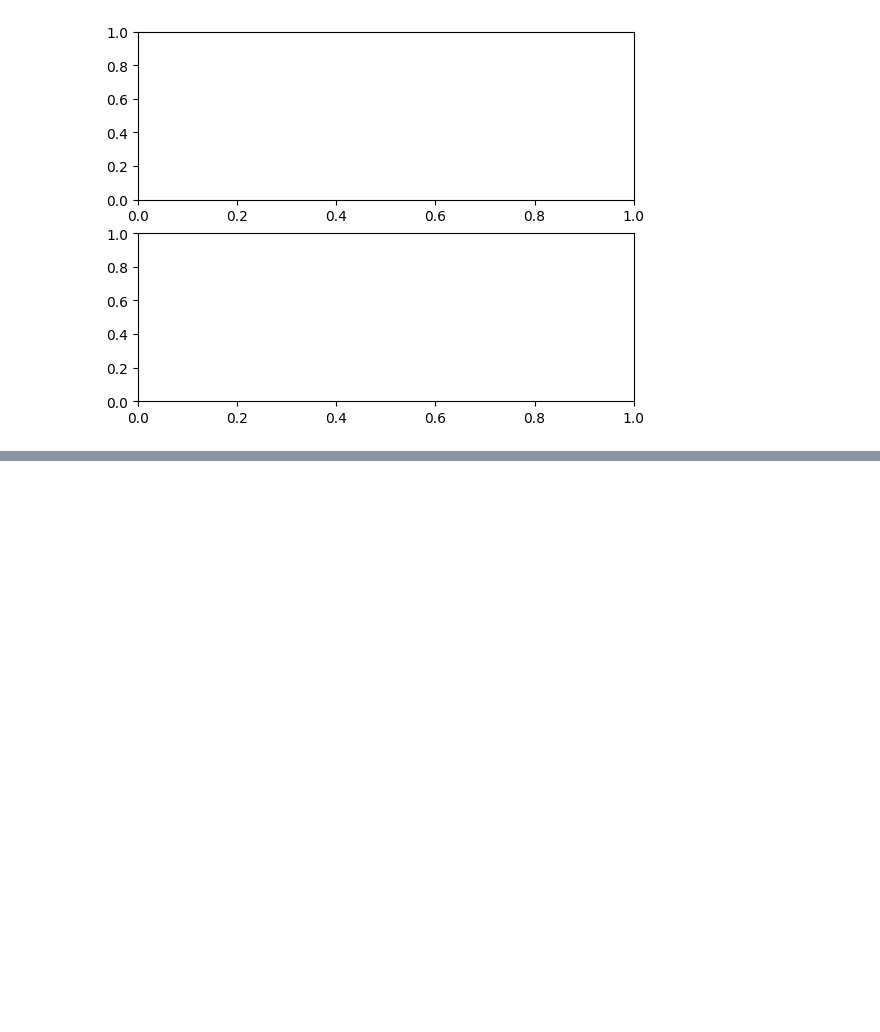
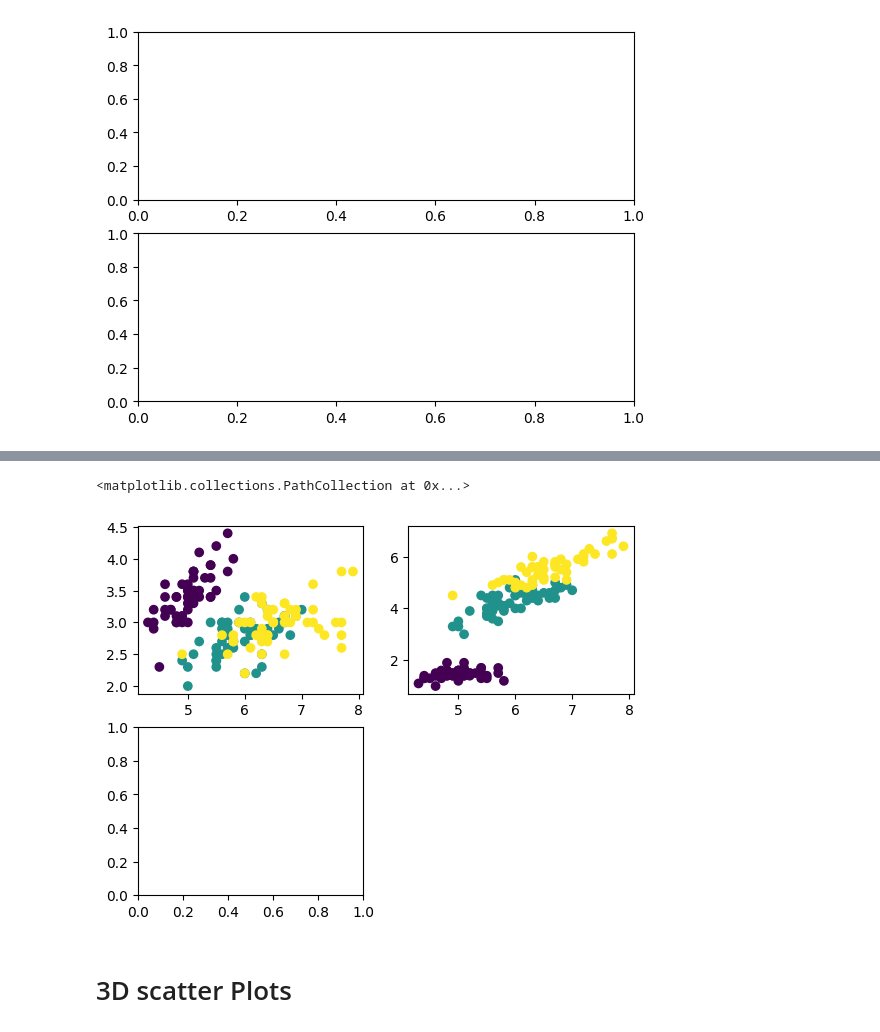
Before and after one commit to XionVolt/Ai-Ml, a Jupyter notebook: Programming/Matplotlib/02_Advanced Matplotlib.ipynb, the cells around one changed output, grey strips where cells are left out. Cells and saved outputs as stored; diff of their text form; code cells hidden in the pictures; blank space fills up the shorter version.

Commit message:
update matplotlib docs

```diff
--- a/Programming/Matplotlib/02_Advanced Matplotlib.ipynb
+++ b/Programming/Matplotlib/02_Advanced Matplotlib.ipynb
@@ -109,0 +163,14 @@ plt.subplots(nrows=2, ncols=1) # so we have 2 rows and 1 column of graphs
+# %%
+# example
+fig2 =  plt.figure()
+ax1 = fig2.add_subplot(2,2,1) # means in 2x2 grid its 1st graph
+ax2 = fig2.add_subplot(2,2,2) # means in 2x2 grid its 2nd graph
+ax3 = fig2.add_subplot(2,2,3) # means in 2x2 grid its 3rd graph
+
+ax1.scatter(iris['sepal_length'], iris['sepal_width'],c=iris['species'])
+ax2.scatter(iris['sepal_length'], iris['petal_length'],c=iris['species'])
+# %% [output]
+<matplotlib.collections.PathCollection at 0x...>
+[figure, added]
+# %% [markdown]
+# 3D scatter Plots
```
Also changed, not shown: parts of 15 cells of this notebook, 4 other files.
